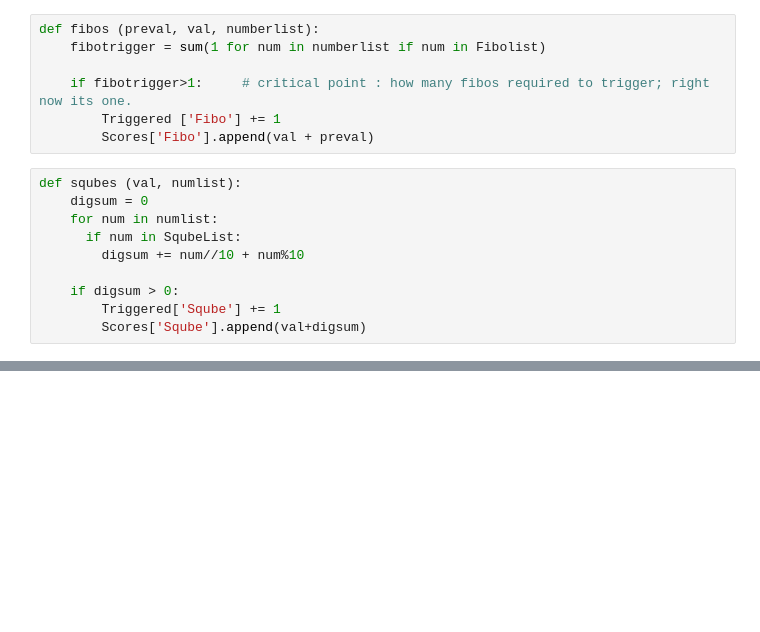
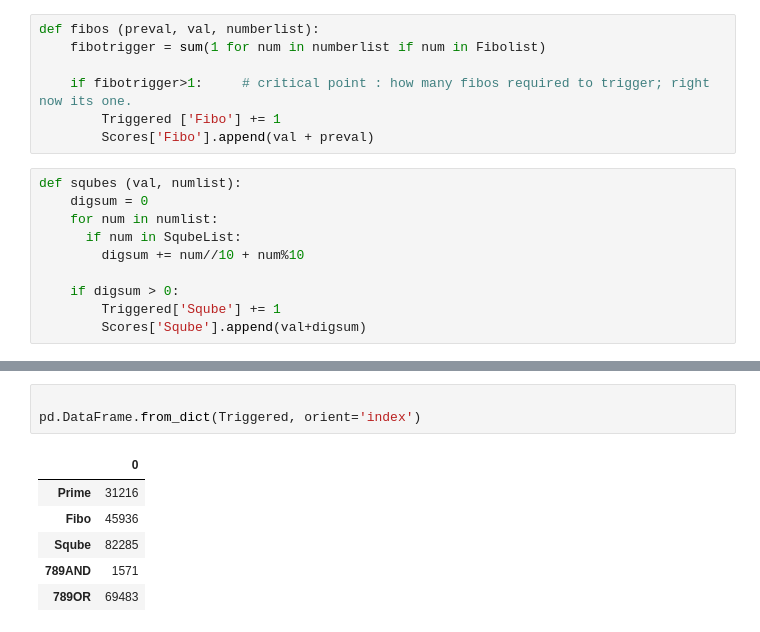
Before and after one commit to TheVinculum/Mathscryption, a Jupyter notebook: ACE/mainprogjupyter.ipynb, the cells around one changed output, grey strips where cells are left out. Cells and saved outputs as stored; diff of their text form; blank space fills up the shorter version.

```diff
--- a/ACE/mainprogjupyter.ipynb
+++ b/ACE/mainprogjupyter.ipynb
@@ -95,0 +119,10 @@ print(Triggered)
+# %%
+
+pd.DataFrame.from_dict(Triggered, orient='index')
+# %% [output]
+|  | 0 |
+| Prime | 31216 |
+| Fibo | 45936 |
+| Sqube | 82285 |
+| 789AND | 1571 |
+| 789OR | 69483 |
```
Also changed, not shown: parts of 8 cells of this notebook.
